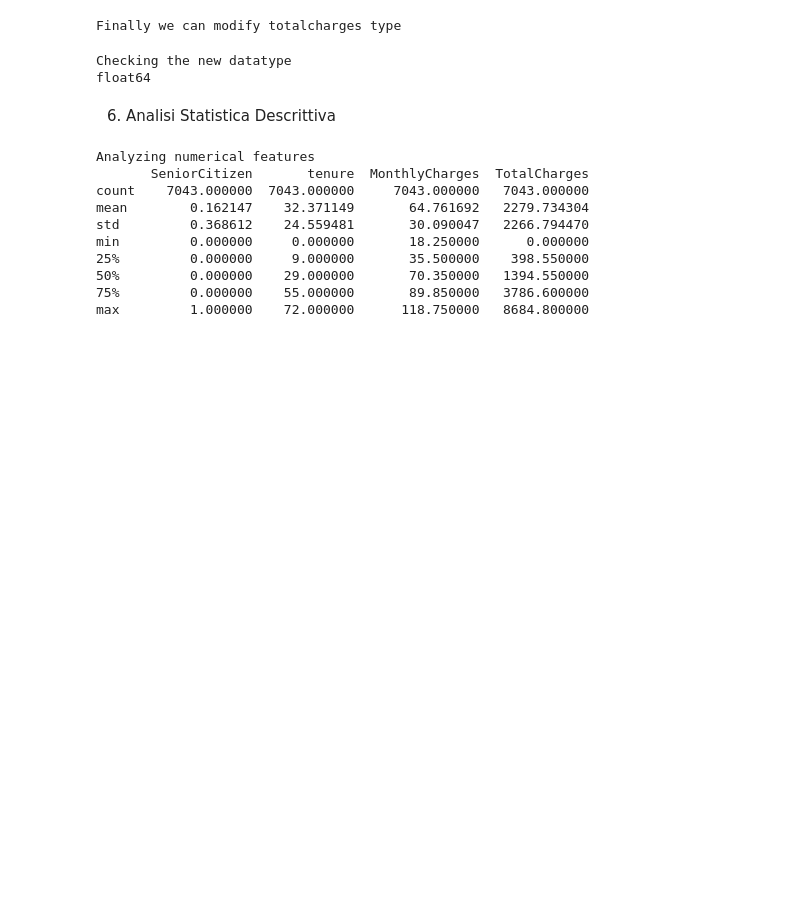
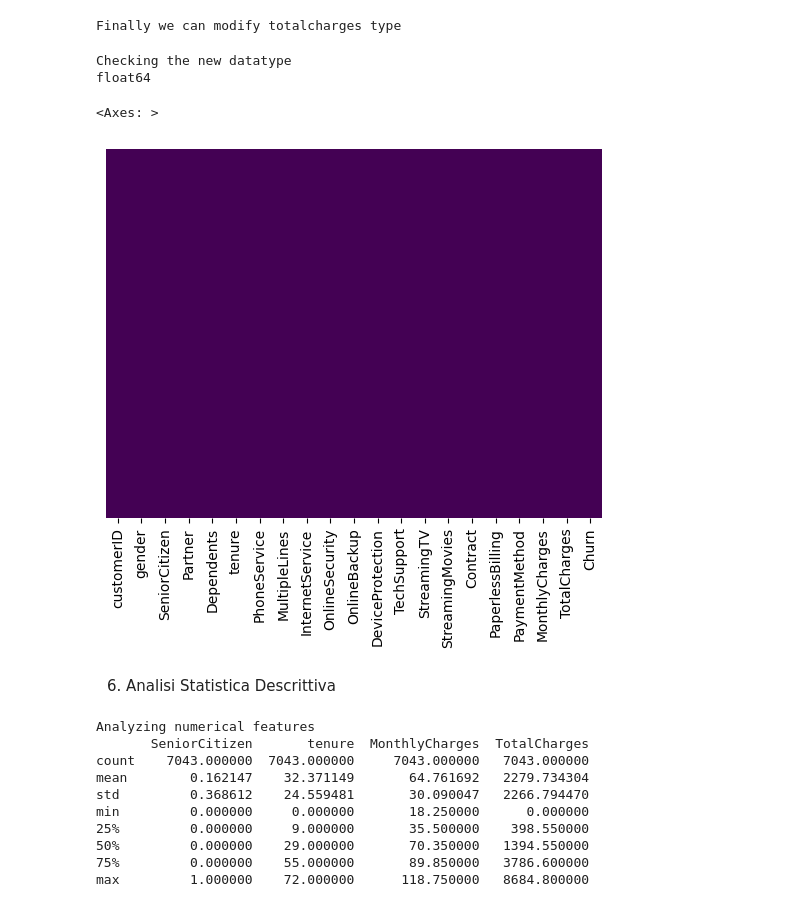
Before and after one commit to Chris05-Gen/churn-predictor-ML, a Jupyter notebook: notebooks/1.0-eda-initial-analysis.ipynb, the cells around one changed output. Cells and saved outputs as stored; diff of their text form; code cells hidden in the pictures; blank space fills up the shorter version.

```diff
--- a/notebooks/1.0-eda-initial-analysis.ipynb
+++ b/notebooks/1.0-eda-initial-analysis.ipynb
@@ -162,6 +172,11 @@ print(df["TotalCharges"].dtype)
 # %% [output]
 Checking the new datatype
 float64
+# %%
+sns.heatmap(df.isnull(), cbar=False, yticklabels=False, cmap='viridis')
+# %% [output]
+<Axes: >
+[figure, added]
 # %% [markdown]
 6. Analisi Statistica Descrittiva
 # %%
```
Also changed, not shown: parts of 9 cells of this notebook.
